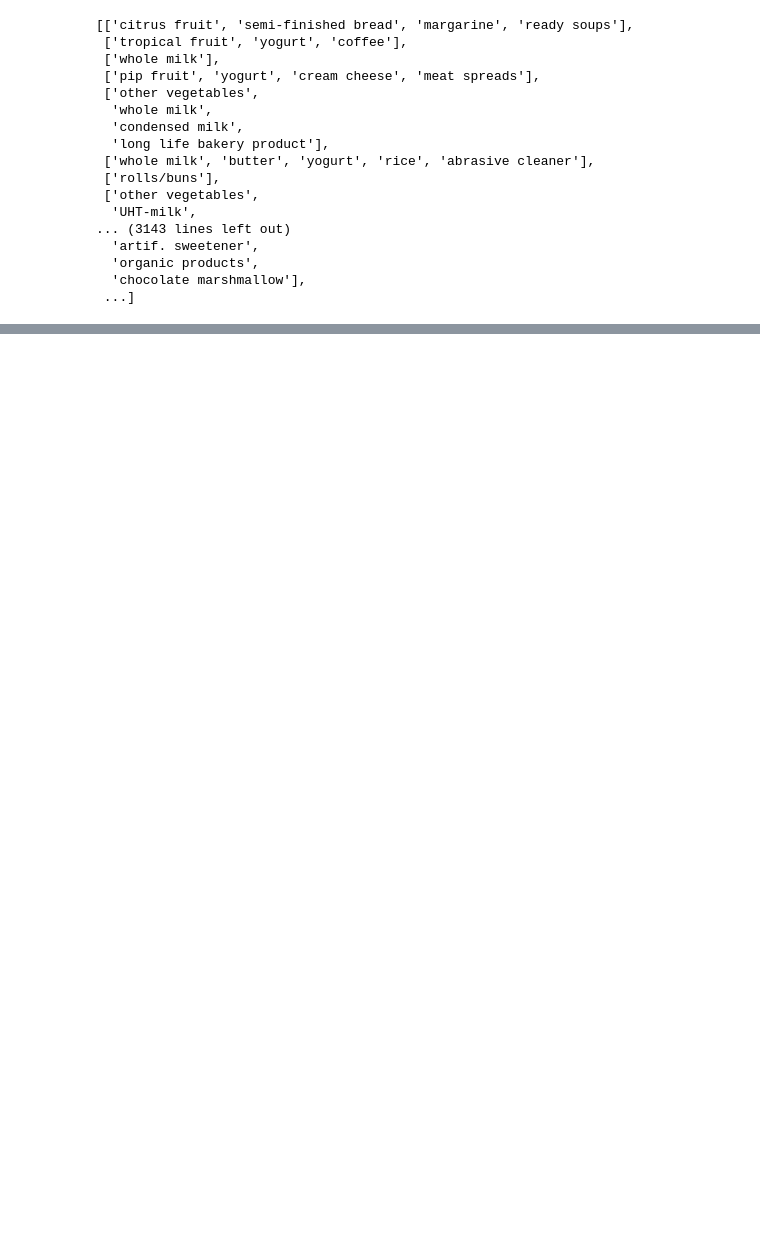
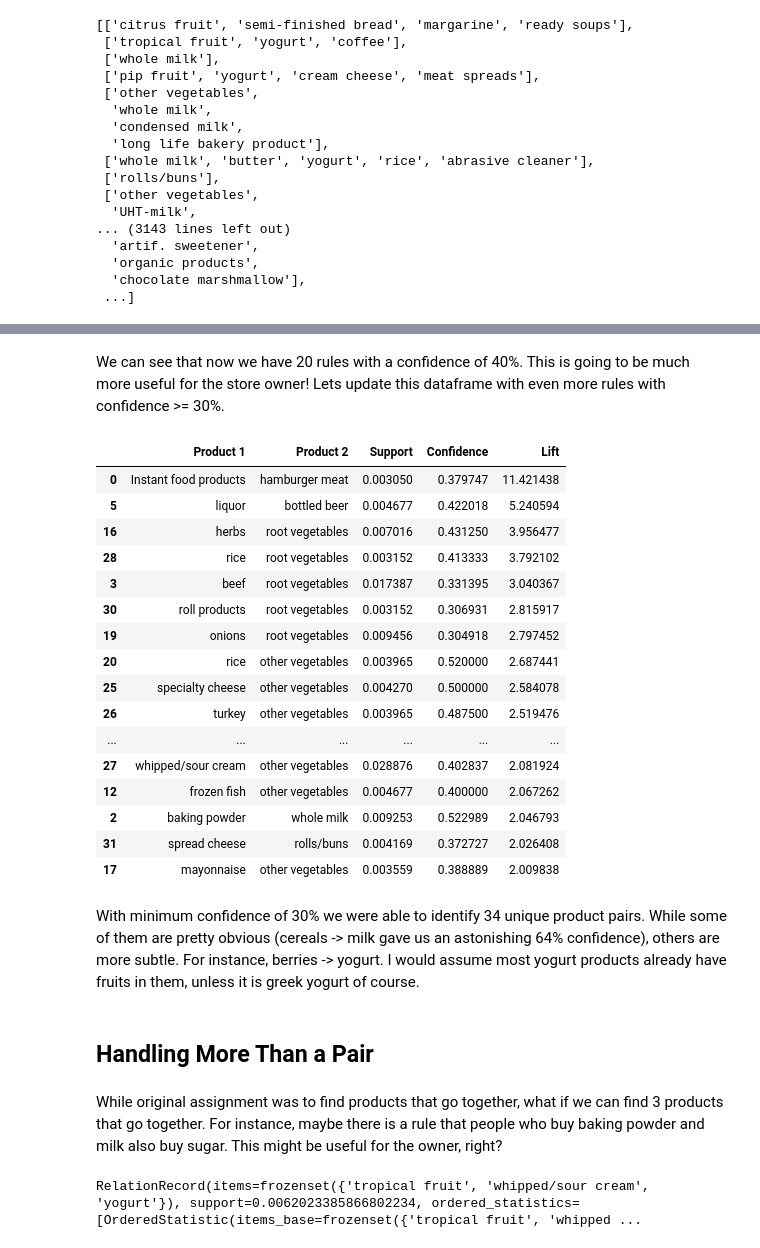
Before and after one commit to arturvilenskiy/data_science_portfolio, a Jupyter notebook: grocery_store_apriori.ipynb, the cells around one changed output, grey strips where cells are left out. Cells and saved outputs as stored; diff of their text form; code cells hidden in the pictures; blank space fills up the shorter version.

```diff
--- a/grocery_store_apriori.ipynb
+++ b/grocery_store_apriori.ipynb
@@ -126,0 +150,38 @@ resultsinDataFrame.nlargest(n = 50, columns = 'Lift')
+# %% [markdown]
+We can see that now we have 20 rules with a confidence of 40%. This is going to be much more useful for the store owner! Lets update this dataframe with even more rules with confidence >= 30%.
+# %%
+rules = apriori(transactions=transactions, min_support=0.003, min_confidence=0.3, min_lift=2, min_length=2, max_length=2)
+results = list(rules)
+resultsinDataFrame = pd.DataFrame(inspect_pair(results)[0], columns = inspect_pair(results)[1])
+resultsinDataFrame.sort_values(by = 'Lift', ascending = False)
+# %% [output]
+|  | Product 1 | Product 2 | Support | Confidence | Lift |
+| 0 | Instant food products | hamburger meat | 0.003050 | 0.379747 | 11.421438 |
+| 5 | liquor | bottled beer | 0.004677 | 0.422018 | 5.240594 |
+| 16 | herbs | root vegetables | 0.007016 | 0.431250 | 3.956477 |
+| 28 | rice | root vegetables | 0.003152 | 0.413333 | 3.792102 |
+| 3 | beef | root vegetables | 0.017387 | 0.331395 | 3.040367 |
+| 30 | roll products | root vegetables | 0.003152 | 0.306931 | 2.815917 |
+| 19 | onions | root vegetables | 0.009456 | 0.304918 | 2.797452 |
+| 20 | rice | other vegetables | 0.003965 | 0.520000 | 2.687441 |
+| 25 | specialty cheese | other vegetables | 0.004270 | 0.500000 | 2.584078 |
+| 26 | turkey | other vegetables | 0.003965 | 0.487500 | 2.519476 |
+| ... | ... | ... | ... | ... | ... |
+| 27 | whipped/sour cream | other vegetables | 0.028876 | 0.402837 | 2.081924 |
+| 12 | frozen fish | other vegetables | 0.004677 | 0.400000 | 2.067262 |
+| 2 | baking powder | whole milk | 0.009253 | 0.522989 | 2.046793 |
+| 31 | spread cheese | rolls/buns | 0.004169 | 0.372727 | 2.026408 |
+| 17 | mayonnaise | other vegetables | 0.003559 | 0.388889 | 2.009838 |
+# %% [markdown]
+With minimum confidence of 30% we were able to identify 34 unique product pairs. While some of them are pretty obvious (cereals -> milk gave us an astonishing 64% confidence), others are more subtle. For instance, berries -> yogurt. I would assume most yogurt products already have fruits in them, unless it is greek yogurt of course.
+# %% [markdown]
+## Handling More Than a Pair
+# %% [markdown]
+While original assignment was to find products that go together, what if we can find 3 products that go together. For instance, maybe there is a rule that people who buy baking powder and milk also buy sugar. This might be useful for the owner, right?
+# %%
+rules = apriori(transactions=transactions, min_support=0.003, min_confidence=0.3, min_lift=3, min_length=2, max_length=3)
+results = list(rules)
+result = results[-1]
+result
+# %% [output]
+RelationRecord(items=frozenset({'tropical fruit', 'whipped/sour cream', 'yogurt'}), support=0.0062023385866802234, ordered_statistics=[OrderedStatistic(items_base=frozenset({'tropical fruit', 'whipped ...
```
Also changed, not shown: parts of 32 cells of this notebook.
